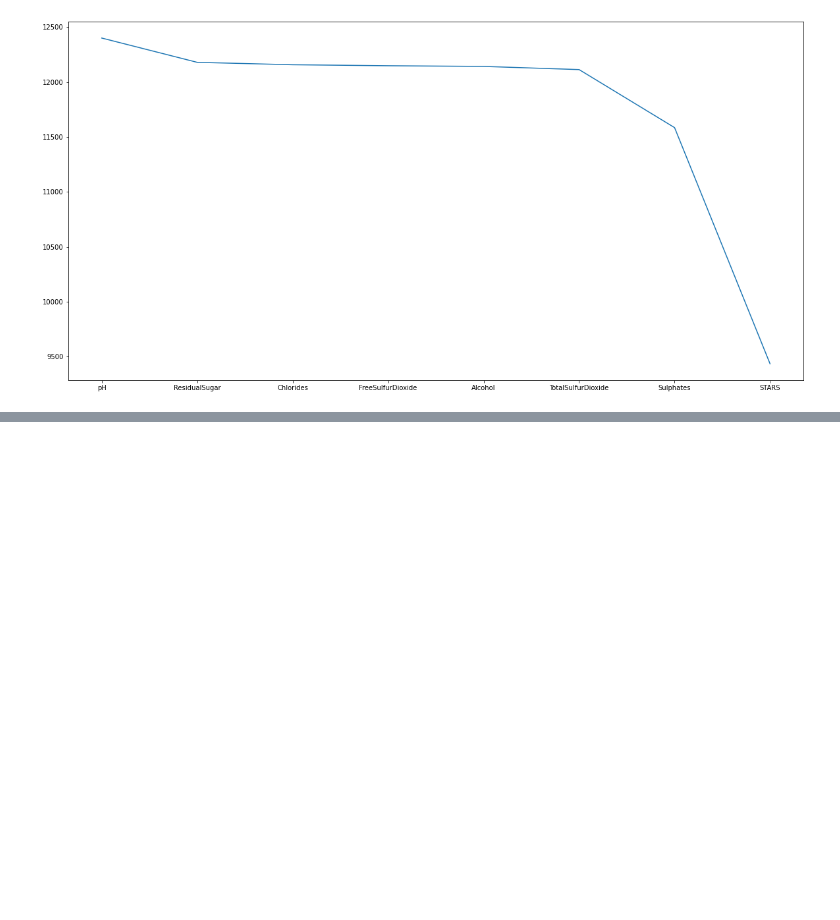
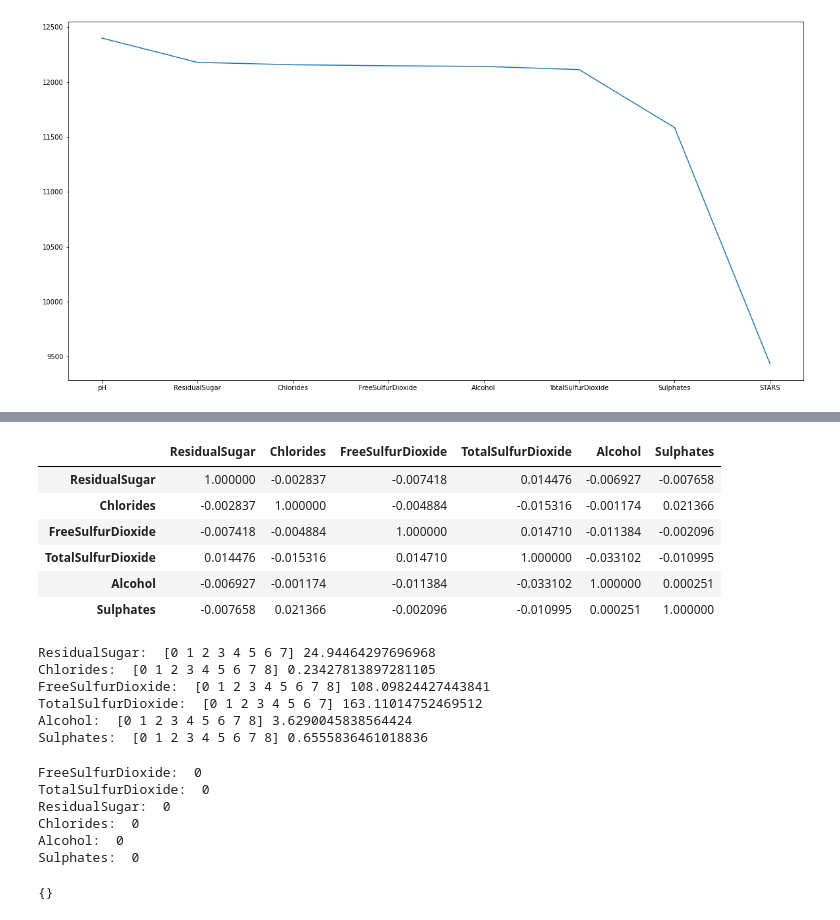
Before and after one commit to askidelsky/DAV-6150, a Jupyter notebook: Homework/Module 3/A_Skidelsky_M3_assn.ipynb, the cells around one changed output, grey strips where cells are left out. Saved outputs shown, nothing was run; the diff lists cells and outputs as text; code cells hidden in the pictures; blank space fills up the shorter version.

```diff
--- a/Homework/Module 3/A_Skidelsky_M3_assn (1).ipynb
+++ b/Homework/Module 3/A_Skidelsky_M3_assn.ipynb
@@ -180,0 +190,3 @@ plt.show()
+# %%
+df1.drop(columns = ['pH'], inplace = True)
+df1.columns
@@ -180,0 +221,9 @@ plt.show()
+# %%
+was_missing = []
+for i in range(len(df1.STARS)):
+    if df1.STARS[i] > 0:
+        was_missing.append(0)
+    else:
+        was_missing.append(1)
+df1['stars_missing'] = was_missing
+df1.columns
@@ -180,0 +236,3 @@ plt.show()
+# %%
+df1[['STARS']] = df1[['STARS']].fillna(value=stats.mode(df1.STARS))
+df1.STARS.isna().sum()
@@ -180,0 +244,31 @@ plt.show()
+# %%
+a = df1[['ResidualSugar', 'Chlorides', 'FreeSulfurDioxide', 'TotalSulfurDioxide', 'Alcohol', 'Sulphates']]
+a.corr()
+# %% [output]
+|  | ResidualSugar | Chlorides | FreeSulfurDioxide | TotalSulfurDioxide | Alcohol | Sulphates |
+| ResidualSugar | 1.000000 | -0.002837 | -0.007418 | 0.014476 | -0.006927 | -0.007658 |
+| Chlorides | -0.002837 | 1.000000 | -0.004884 | -0.015316 | -0.001174 | 0.021366 |
+| FreeSulfurDioxide | -0.007418 | -0.004884 | 1.000000 | 0.014710 | -0.011384 | -0.002096 |
+| TotalSulfurDioxide | 0.014476 | -0.015316 | 0.014710 | 1.000000 | -0.033102 | -0.010995 |
+| Alcohol | -0.006927 | -0.001174 | -0.011384 | -0.033102 | 1.000000 | 0.000251 |
+| Sulphates | -0.007658 | 0.021366 | -0.002096 | -0.010995 | 0.000251 | 1.000000 |
+# %%
+rs = df1[df1.ResidualSugar.isna() == True]
+c = df1[df1.Chlorides.isna() == True]
+fso = df1[df1.FreeSulfurDioxide.isna() == True]
+tso = df1[df1.TotalSulfurDioxide.isna() == True]
+a = df1[df1.Alcohol.isna() == True]
+s = df1[df1.Sulphates.isna() == True]
+print('ResidualSugar: ', np.sort(rs.TARGET.unique()), np.std(df1.ResidualSugar))
+print('Chlorides: ', np.sort(c.TARGET.unique()), np.std(df1.Chlorides))
+print('FreeSulfurDioxide: ', np.sort(fso.TARGET.unique()), np.std(df1.FreeSulfurDioxide))
+print('TotalSulfurDioxide: ', np.sort(tso.TARGET.unique()), np.std(df1.TotalSulfurDioxide))
+print('Alcohol: ', np.sort(a.TARGET.unique()), np.std(df1.Alcohol))
+print('Sulphates: ', np.sort(s.TARGET.unique()), np.std(df1.Sulphates))
+# %% [output]
+ResidualSugar:  [0 1 2 3 4 5 6 7] 24.94464297696968
+Chlorides:  [0 1 2 3 4 5 6 7 8] 0.23427813897281105
+FreeSulfurDioxide:  [0 1 2 3 4 5 6 7 8] 108.09824427443841
+TotalSulfurDioxide:  [0 1 2 3 4 5 6 7] 163.11014752469512
+Alcohol:  [0 1 2 3 4 5 6 7 8] 3.6290045838564424
+Sulphates:  [0 1 2 3 4 5 6 7 8] 0.6555836461018836
@@ -180,0 +283,23 @@ plt.show()
+# %%
+print('FreeSulfurDioxide: ', df1.FreeSulfurDioxide.isna().sum())
+print('TotalSulfurDioxide: ', df1.TotalSulfurDioxide.isna().sum())
+print('ResidualSugar: ', df1.ResidualSugar.isna().sum())
+print('Chlorides: ', df1.Chlorides.isna().sum())
+print('Alcohol: ', df1.Alcohol.isna().sum())
+print('Sulphates: ', df1.Sulphates.isna().sum())
+# %% [output]
+FreeSulfurDioxide:  0
+TotalSulfurDioxide:  0
+ResidualSugar:  0
+Chlorides:  0
+Alcohol:  0
+Sulphates:  0
+# %%
+#no reaming missing values after all transformations are completed:
+nas = {}
+for i in range(len(df1.columns)):
+    if df1.iloc[:,i].isna().sum() > 0:
+        nas[df1.columns[i]] = df1.iloc[:,i].isna().sum()
+nas
+# %% [output]
+{}
```
Also changed, not shown: parts of 13 cells of this notebook.
